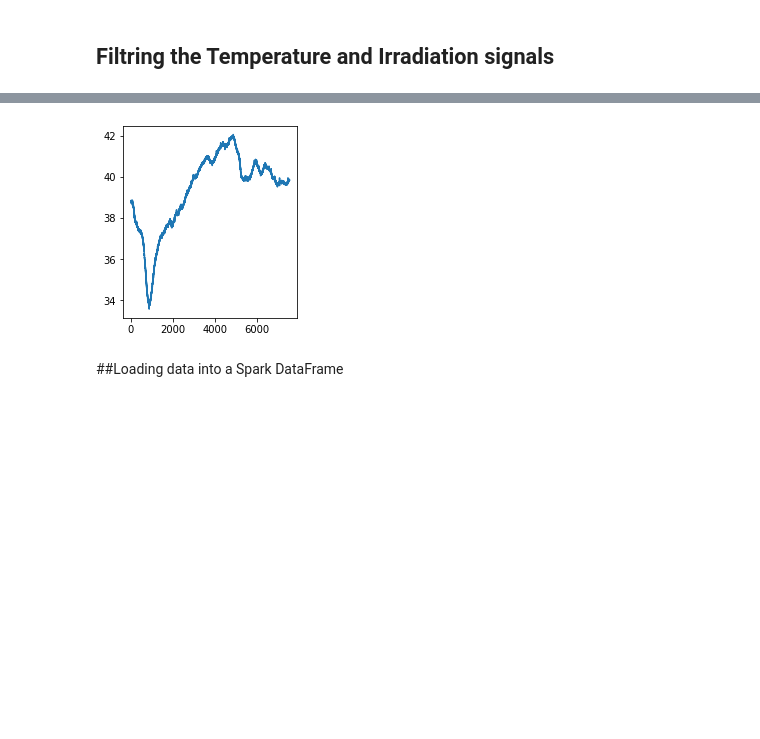
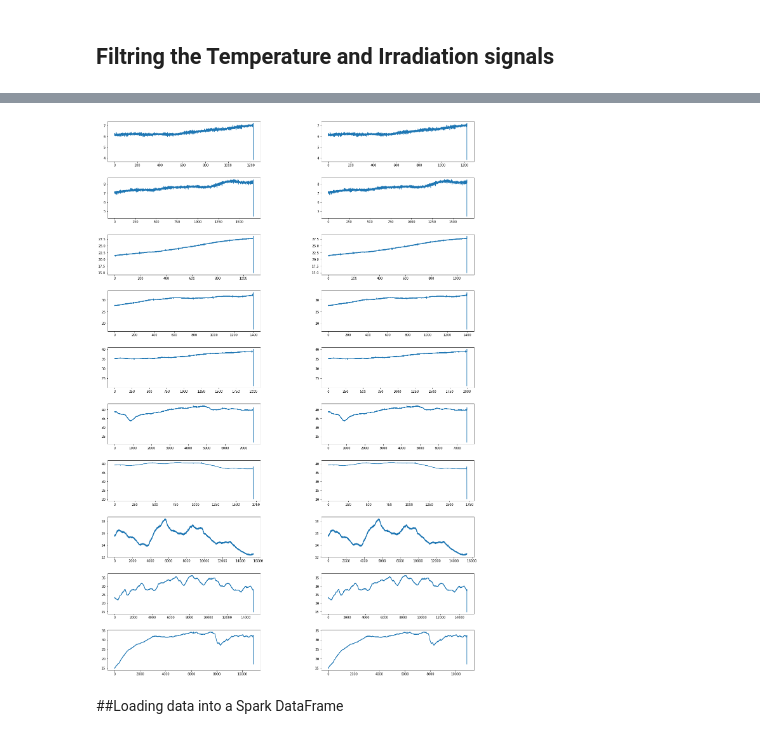
Before and after one commit to Mohamed-derbeli/ML-for-maximum-power-point-tracking-prediction-in-PV-system, a Jupyter notebook: ML_for_MPPT_prediction_in_PV_system.ipynb, the cells around one changed output, grey strips where cells are left out. Cells and saved outputs as stored; diff of their text form; code cells hidden in the pictures; blank space fills up the shorter version.

```diff
--- a/ML_for_MPPT_prediction_in_PV_system.ipynb
+++ b/ML_for_MPPT_prediction_in_PV_system.ipynb
@@ -191,5 +176,5 @@ print(Y)
 # %%
-k1=['r','b','g','m','c','y','k','darkorange','lime','blueviolet',]                      # color
+k1=['k','b','g','m','c','y','deeppink','darkorange','lime','blueviolet',]                      # color
 Xlab=['Voltage','Voltage','Time','Time']                                                # name of x-axis
 Ylab=['Power','Current','Temperature','Irradiation']                                    # name of y-axis
 
@@ -328,0 +302,5 @@ print(Time,'\n', Temperature,'\n',Irradiation,'\n',Current,'\n',Voltage,'\n',Pow
+# %%
+# Replace NaN Values with Zeros
+df00 = df.replace(np.nan, 0)
+df00
+# df.dropna()
@@ -329,7 +321,7 @@ print(Time,'\n', Temperature,'\n',Irradiation,'\n',Current,'\n',Voltage,'\n',Pow
 # %%
 # Define the filter requirements
 T = 5.0         # Sample Period
-fs = 200.0       # sample rate, Hz
+fs = 50.0       # sample rate, Hz
 cutoff = 2      # desired cutoff frequency of the filter, Hz ,      slightly higher than actual 1.2 Hz
 nyq = 0.5 * fs  # Nyquist Frequency
 order = 2       # sin wave can be approx represented as quadratic
@@ -338,45 +330,48 @@ n = int(T * fs) # total number of samples
 
 k1=['r','b','g','m','c','y','k','darkorange','lime','blueviolet',]                      # color
 Xlab=['Voltage','Voltage','Time','Time']                                                # name of x-axis
 Ylab=['Power','Current','Temperature','Irradiation']                                    # name of y-axis
-a = 2  # number of rows
-b = 5  # number of columns
+a = 10  # number of rows
+b = 2  # number of columns
 c = 1  # initialize plot counter
 itm=0
 color=0
-fig = plt.figure(figsize=(20,8))
+fig = plt.figure(figsize=(20,30))
 plt.subplots_adjust(left=0.1,
                     bottom=0.1,
                     right=0.9,
                     top=0.9,
                     wspace=0.4,
                     hspace=0.4)
 
 # Filter implementation using scipy
 def butter_lowpass_filter(data, cutoff, fs, order):
     normal_cutoff = cutoff / nyq
     # Get the filter coefficients
     b, a = butter(order, normal_cutoff, btype='low', analog=False)
     F = filtfilt(b, a, data)
     return F
 
 
 
 
-# for j in range(0,len(Temperature)-1):
-data=df[Temperature[0]]
-F1 = butter_lowpass_filter(data, cutoff, fs, order)
-plt.subplot(a, b, c)
-plt.plot(df[Time[0]], F1)
-# data=df[Irradiation[j]]
-# F = butter_lowpass_filter(data, cutoff, fs, order)
-c = c + 1
+for j in range(0,len(Temperature)):
+  data=df00[Temperature[j]]
+  F1 = butter_lowpass_filter(data, cutoff, fs, order)
+  plt.subplot(a, b, c)
+  plt.plot(df[Time[j]], F1)
+  c = c + 1
+  data=df00[Irradiation[j]]
+  F = butter_lowpass_filter(data, cutoff, fs, order)
+  plt.subplot(a, b, c)
+  plt.plot(df[Time[j]], F1)
+  c = c + 1
 
 
 
 # plt.show()
 # %% [output]
-[figure, old version]
+[figure, new version]
 # %% [markdown]
 ##Loading data into a Spark DataFrame
 # %%
```
Also changed, not shown: parts of 12 cells of this notebook.
